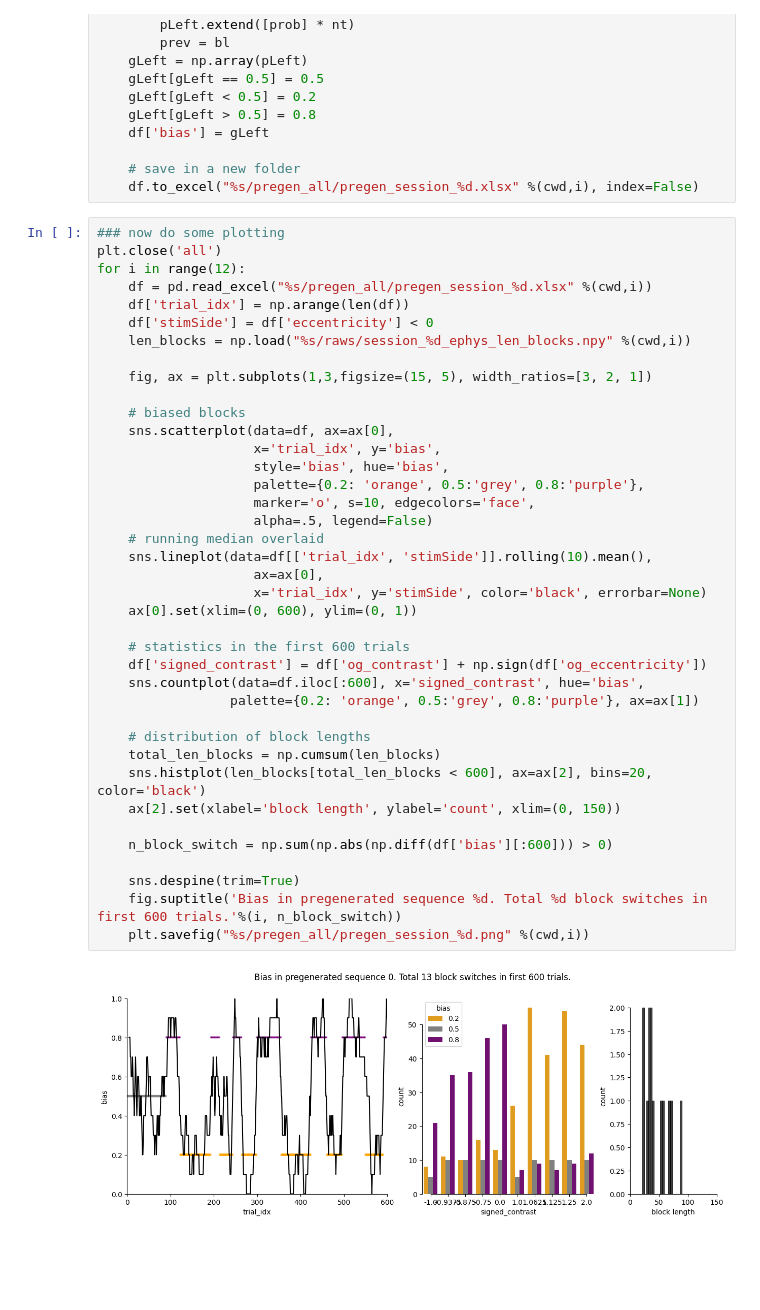
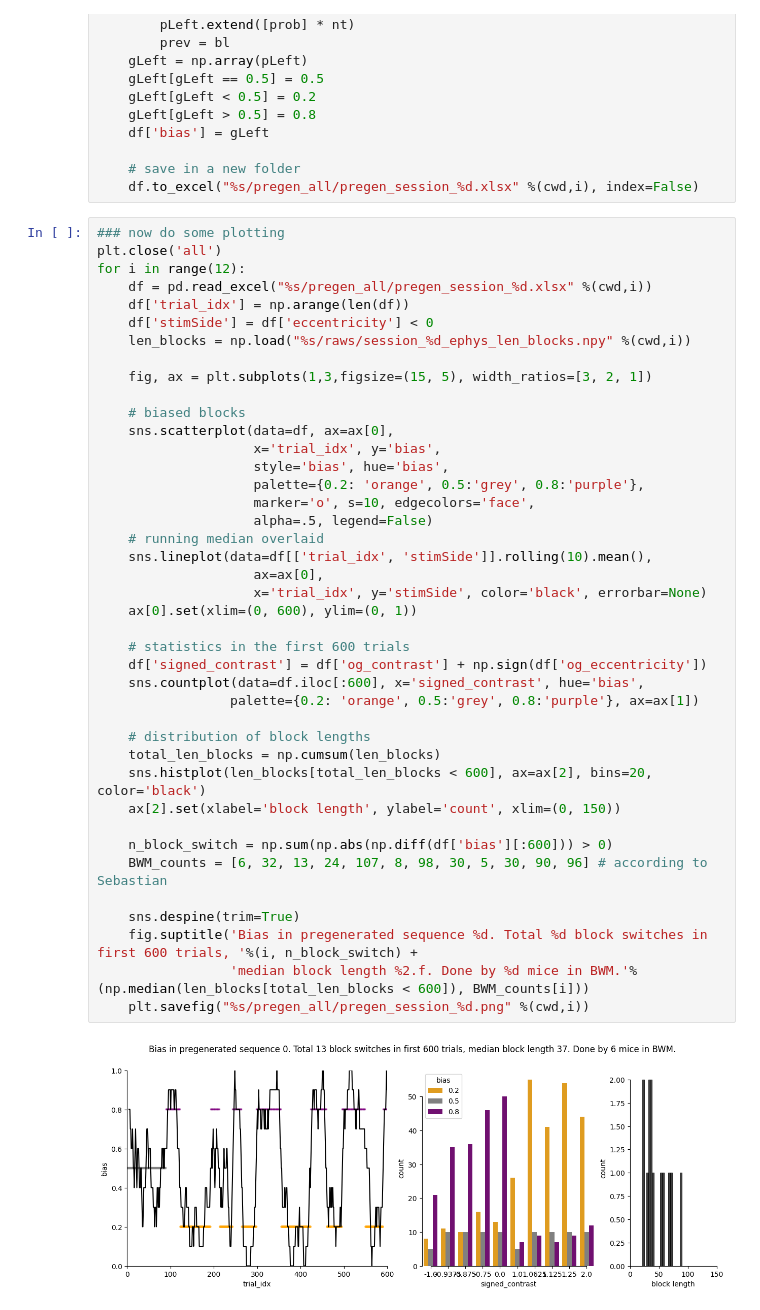
Before and after one commit to cami-uche-enwe/human_IBL_cursor, a Jupyter notebook: pregenerated_sequences/pregen_sequences_all.ipynb, the cells around one changed output. Cells and saved outputs as stored; diff of their text form; blank space fills up the shorter version.

```diff
--- a/pregenerated_sequences/pregen_sequences_all.ipynb
+++ b/pregenerated_sequences/pregen_sequences_all.ipynb
@@ -73,32 +70,34 @@ for i in range(12):
     fig, ax = plt.subplots(1,3,figsize=(15, 5), width_ratios=[3, 2, 1])
 
     # biased blocks
     sns.scatterplot(data=df, ax=ax[0],
                     x='trial_idx', y='bias',
                     style='bias', hue='bias',
                     palette={0.2: 'orange', 0.5:'grey', 0.8:'purple'},
                     marker='o', s=10, edgecolors='face',
                     alpha=.5, legend=False)
     # running median overlaid
     sns.lineplot(data=df[['trial_idx', 'stimSide']].rolling(10).mean(),
                     ax=ax[0],
                     x='trial_idx', y='stimSide', color='black', errorbar=None)
     ax[0].set(xlim=(0, 600), ylim=(0, 1))
 
     # statistics in the first 600 trials
     df['signed_contrast'] = df['og_contrast'] + np.sign(df['og_eccentricity'])
     sns.countplot(data=df.iloc[:600], x='signed_contrast', hue='bias',
                  palette={0.2: 'orange', 0.5:'grey', 0.8:'purple'}, ax=ax[1])
 
     # distribution of block lengths
     total_len_blocks = np.cumsum(len_blocks)
     sns.histplot(len_blocks[total_len_blocks < 600], ax=ax[2], bins=20, color='black')
     ax[2].set(xlabel='block length', ylabel='count', xlim=(0, 150))
 
     n_block_switch = np.sum(np.abs(np.diff(df['bias'][:600])) > 0)
+    BWM_counts = [6, 32, 13, 24, 107, 8, 98, 30, 5, 30, 90, 96] # according to Sebastian
 
     sns.despine(trim=True)
-    fig.suptitle('Bias in pregenerated sequence %d. Total %d block switches in first 600 trials.'%(i, n_block_switch))
+    fig.suptitle('Bias in pregenerated sequence %d. Total %d block switches in first 600 trials, '%(i, n_block_switch) +
+                 'median block length %2.f. Done by %d mice in BWM.'%(np.median(len_blocks[total_len_blocks < 600]), BWM_counts[i]))
     plt.savefig("%s/pregen_all/pregen_session_%d.png" %(cwd,i))
 # %% [output]
-[figure, old version]
+[figure, new version]
```
Also changed, not shown: parts of 4 cells of this notebook, 14 other files.
